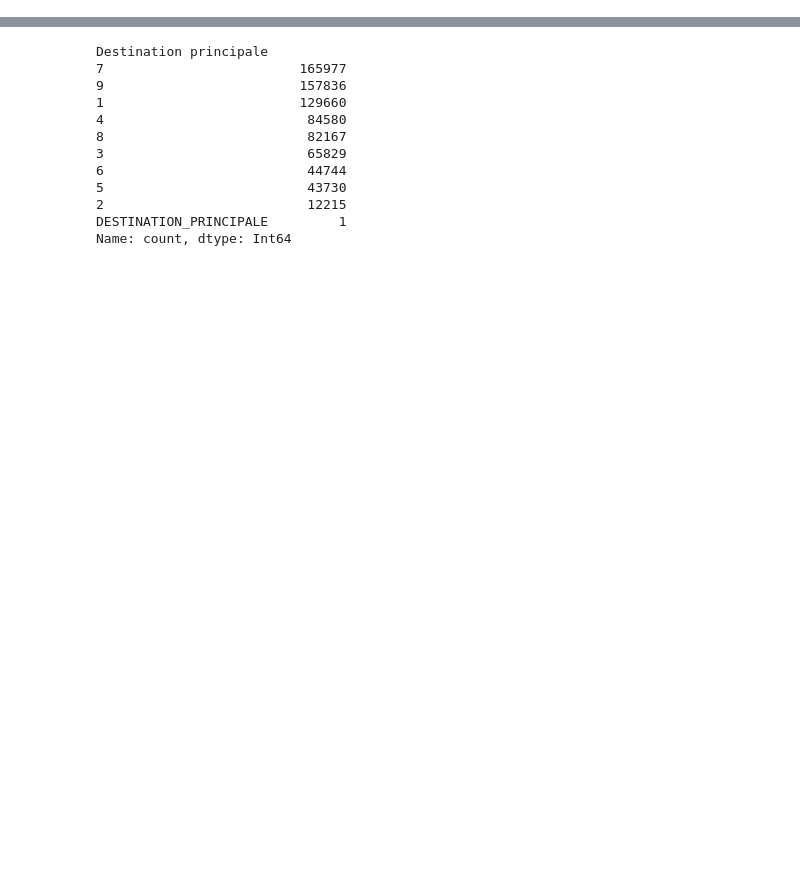
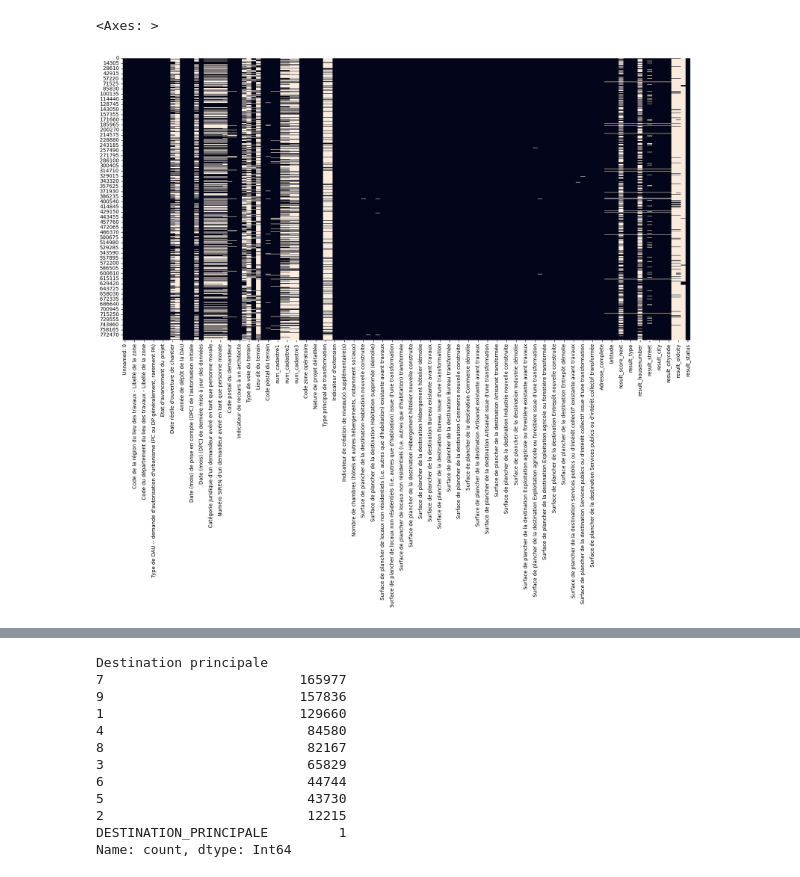
Before and after one commit to m-ligeret/price-signals-construction-activity, a Jupyter notebook: processing_constr_nonresid.ipynb, the cells around one changed output, grey strips where cells are left out. Drawn from its saved outputs; the diff is of its cells as text; code cells hidden in the pictures; blank space fills up the shorter version.

Commit message:
Nettoyage propre des colonnes achevé, premières représentations graphiques

```diff
--- a/processing_constr_nonresid.ipynb
+++ b/processing_constr_nonresid.ipynb
@@ -15,0 +130,7 @@ df.head()
+# %%
+plt.figure(figsize=(20,10))
+
+sns.heatmap(df.isna(), cbar=False)
+# %% [output]
+<Axes: >
+[figure, added]
```
Also changed, not shown: parts of 41 cells of this notebook, 1 other file.
